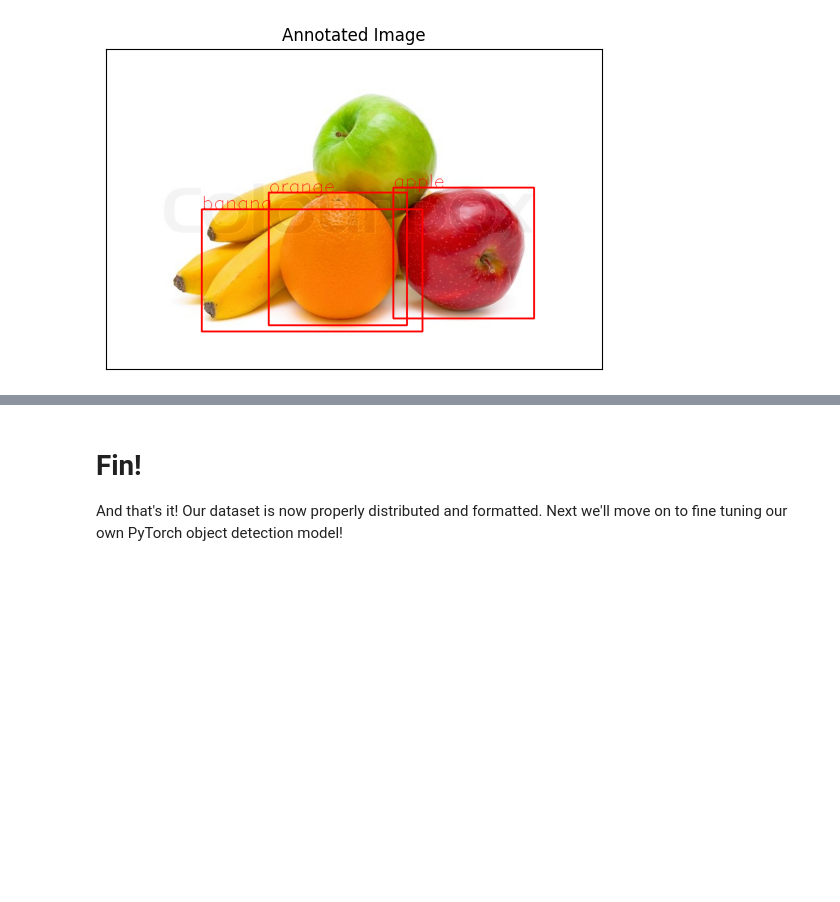
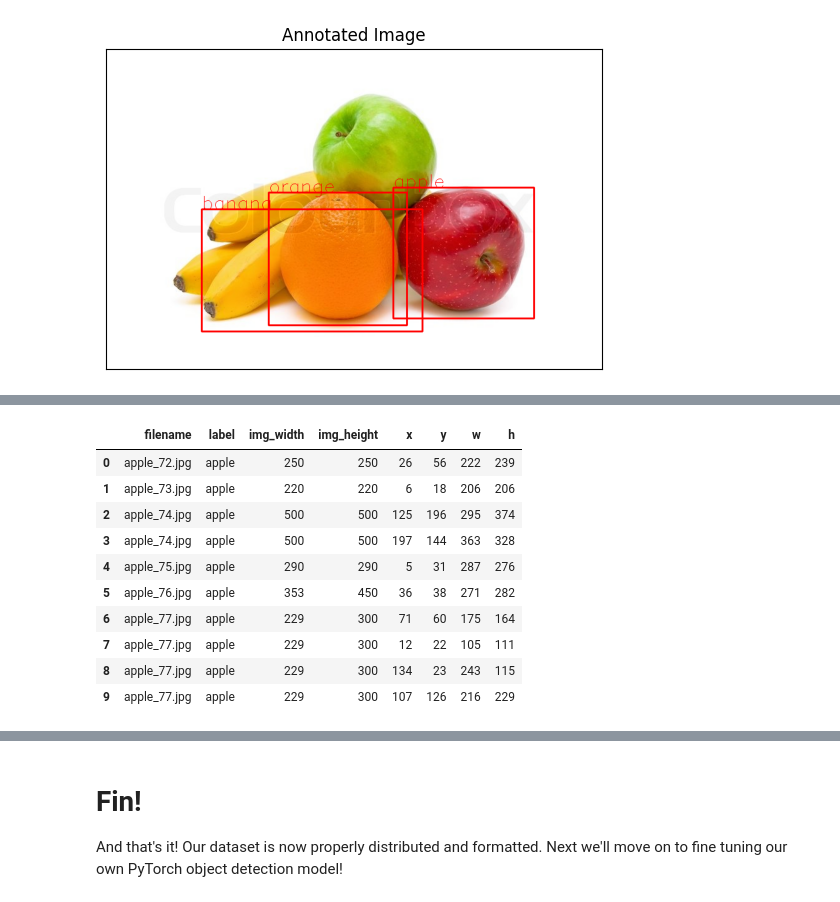
Before and after one commit to jedavis82/od_pt_tutorial, a Jupyter notebook: create_dataset.ipynb, the cells around one changed output, grey strips where cells are left out. Drawn from its saved outputs; the diff is of its cells as text; code cells hidden in the pictures; blank space fills up the shorter version.

```diff
--- a/create_dataset.ipynb
+++ b/create_dataset.ipynb
@@ -376,0 +691,14 @@ banana
+# %%
+val_df_updated.head(10)
+# %% [output]
+|  | filename | label | img_width | img_height | x | y | w | h |
+| 0 | apple_72.jpg | apple | 250 | 250 | 26 | 56 | 222 | 239 |
+| 1 | apple_73.jpg | apple | 220 | 220 | 6 | 18 | 206 | 206 |
+| 2 | apple_74.jpg | apple | 500 | 500 | 125 | 196 | 295 | 374 |
+| 3 | apple_74.jpg | apple | 500 | 500 | 197 | 144 | 363 | 328 |
+| 4 | apple_75.jpg | apple | 290 | 290 | 5 | 31 | 287 | 276 |
+| 5 | apple_76.jpg | apple | 353 | 450 | 36 | 38 | 271 | 282 |
+| 6 | apple_77.jpg | apple | 229 | 300 | 71 | 60 | 175 | 164 |
+| 7 | apple_77.jpg | apple | 229 | 300 | 12 | 22 | 105 | 111 |
+| 8 | apple_77.jpg | apple | 229 | 300 | 134 | 23 | 243 | 115 |
+| 9 | apple_77.jpg | apple | 229 | 300 | 107 | 126 | 216 | 229 |
```
Also changed, not shown: parts of 46 cells of this notebook, 2 other files.
